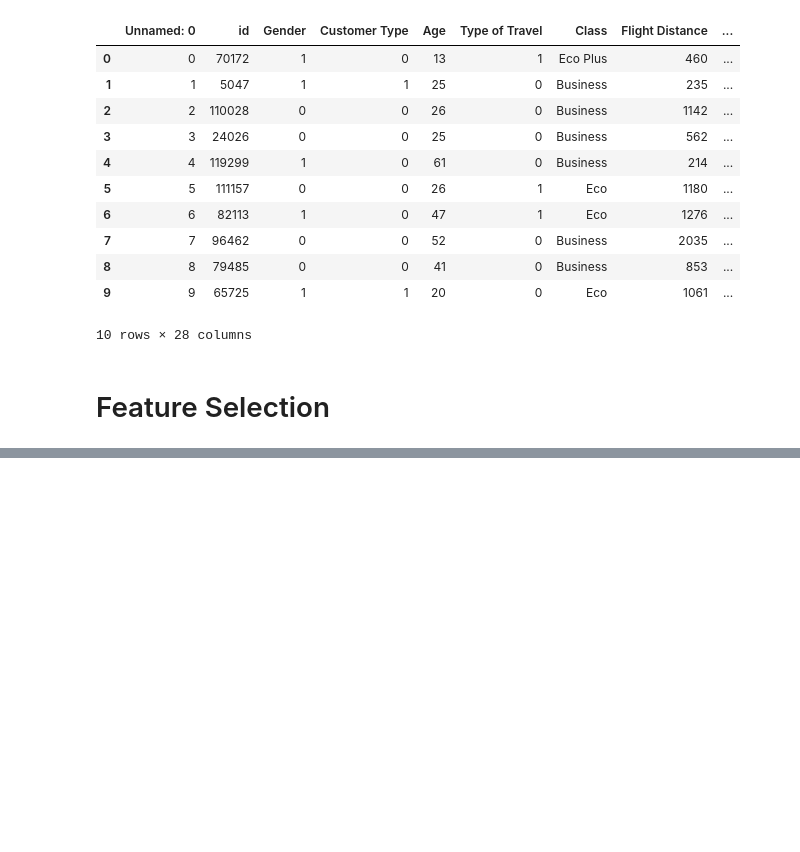
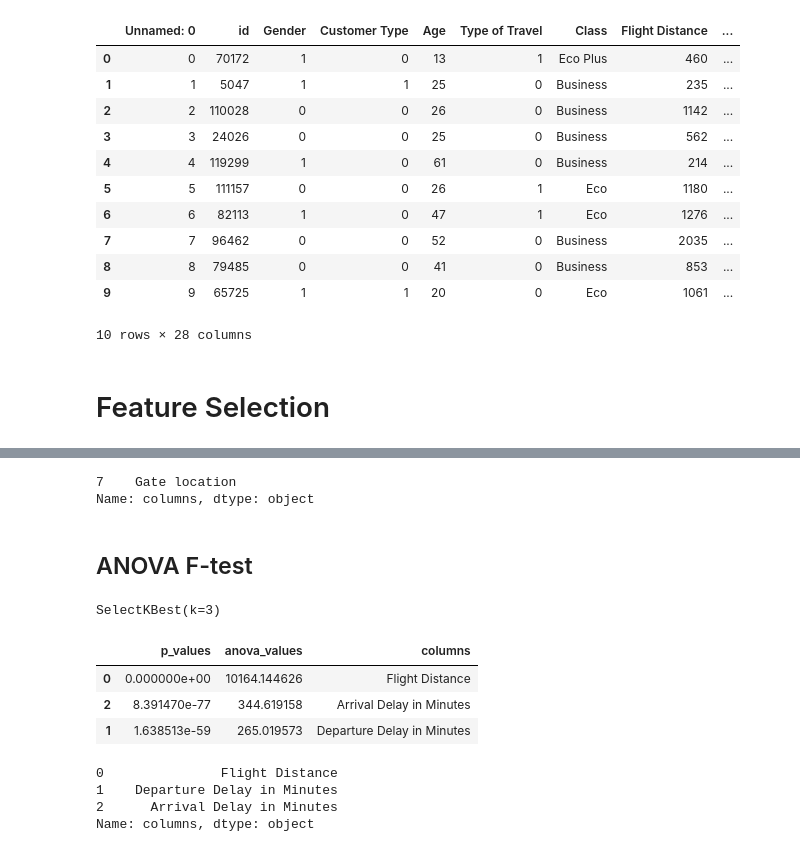
Before and after one commit to qnhhoa/DSS, a Jupyter notebook: Passenger_Satisfaction.ipynb, the cells around one changed output, grey strips where cells are left out. Saved outputs shown, nothing was run; the diff lists cells and outputs as text; code cells hidden in the pictures; blank space fills up the shorter version.

```diff
--- a/Passenger_Satisfaction.ipynb
+++ b/Passenger_Satisfaction.ipynb
@@ -281,0 +337,8 @@ sns.heatmap(df_cp.corr(method='pearson'),annot=True)
+# %%
+# chọn ra những features > alpha
+df_score[df_score['p_values'] > 0.05]['columns']
+# %% [output]
+7    Gate location
+Name: columns, dtype: object
+# %% [markdown]
+## ANOVA F-test
@@ -281,0 +349,25 @@ sns.heatmap(df_cp.corr(method='pearson'),annot=True)
+# %%
+continous_features  = df_cp[["Flight Distance","Departure Delay in Minutes", "Arrival Delay in Minutes"]]
+# %%
+best_features = SelectKBest(f_classif, k=3)
+best_features.fit(continous_features , df_cp["satisfaction"])
+# %% [output]
+SelectKBest(k=3)
+# %%
+df_score = pd.DataFrame(best_features.pvalues_,columns=['p_values'])
+df_score['anova_values'] = best_features.scores_
+df_score['columns'] = ["Flight Distance","Departure Delay in Minutes", "Arrival Delay in Minutes"]
+df_score.sort_values(by='p_values')
+# %% [output]
+|  | p_values | anova_values | columns |
+| 0 | 0.000000e+00 | 10164.144626 | Flight Distance |
+| 2 | 8.391470e-77 | 344.619158 | Arrival Delay in Minutes |
+| 1 | 1.638513e-59 | 265.019573 | Departure Delay in Minutes |
+# %%
+# chọn ra những features <= alpha
+df_score[df_score['p_values'] <= 0.05]['columns']
+# %% [output]
+0               Flight Distance
+1    Departure Delay in Minutes
+2      Arrival Delay in Minutes
+Name: columns, dtype: object
```
Also changed, not shown: parts of 22 cells of this notebook.
